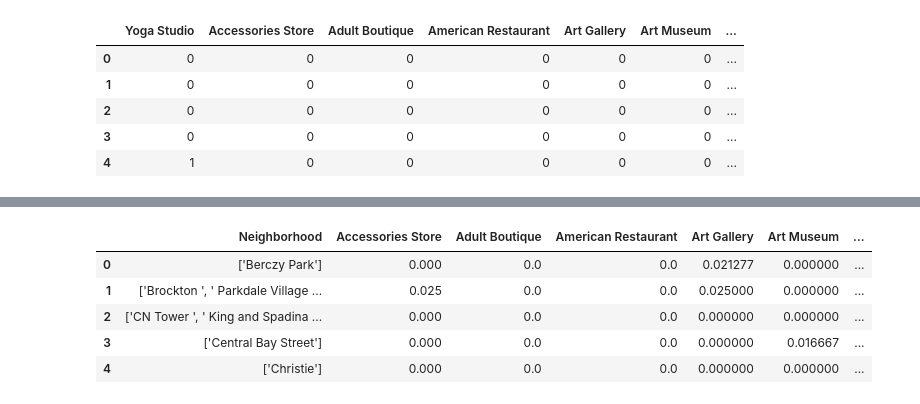
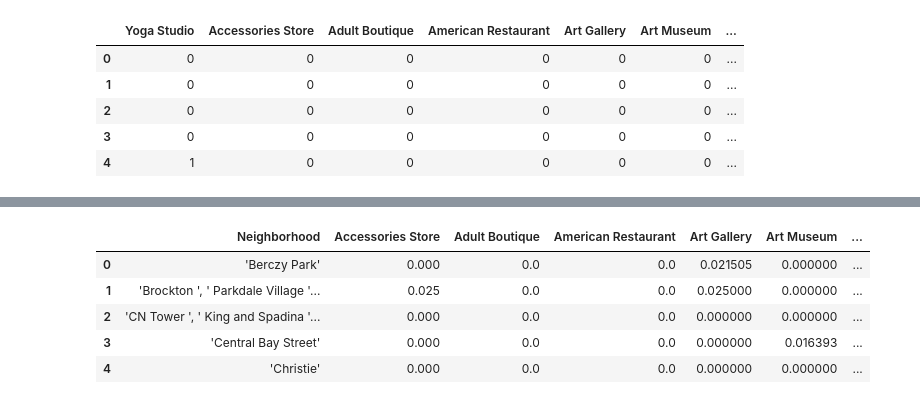
Before and after one commit to JustChandy/Coursera_Capstone, a Jupyter notebook: Main Code.ipynb, the cells around one changed output, grey strips where cells are left out. Cells and saved outputs as stored; diff of their text form; code cells hidden in the pictures.

```diff
--- a/Main Code.ipynb
+++ b/Main Code.ipynb
@@ -77 +45,6 @@ Successfully installed pgeocode-0.3.0
+# %%
+#coverting Neighborhood column to string and removing paranthesis
+for i in range(0,len(df['Neighborhood'])):
+    df['Neighborhood'].iloc[i] = str(df['Neighborhood'].iloc[i])
+    df['Neighborhood'].iloc[i] = df['Neighborhood'].iloc[i].strip('[,]')
 # %%
@@ -137,9 +108,9 @@ print('The geograpical coordinate of Toronto are {}, {}.'.format(tor_lat, tor_lo
 # %% [output]
 The geograpical coordinate of Toronto are 43.6534817, -79.3839347.
 # %%
-#create Toronto dataset
+#Create dataset for  Boroughs in Toronto
 df_toronto = df[df['Borough'].str.contains("Toronto")]
-df_toronto['Neighborhood'] = df_toronto['Neighborhood'].astype(str)
+#df_toronto['Neighborhood'] = df_toronto['Neighborhood'].astype(str)
 print(df_toronto.shape)
 df_toronto.head()
 # %% [output]
@@ -395,0 +338,5 @@ toronto_onehot.head()
+# %%
+cols.insert(0, cols.pop(cols.index('Neighborhood')))
+# %%
+toronto_onehot = toronto_onehot.reindex(columns = cols)
+toronto_onehot.head()
@@ -396,13 +350,13 @@ toronto_onehot.head()
 # %%
-#oronto_grouped = toronto_onehot.groupby('Neighborhood').mean().reset_index()
+toronto_grouped = toronto_onehot.groupby('Neighborhood').mean().reset_index()
 toronto_grouped.head()
 # %% [output]
 |  | Neighborhood | Accessories Store | Adult Boutique | American Restaurant | Art Gallery | Art Museum | ... |
-| 0 | ['Berczy Park'] | 0.000 | 0.0 | 0.0 | 0.021277 | 0.000000 | ... |
-| 1 | ['Brockton ', ' Parkdale Village ... | 0.025 | 0.0 | 0.0 | 0.025000 | 0.000000 | ... |
-| 2 | ['CN Tower ', ' King and Spadina ... | 0.000 | 0.0 | 0.0 | 0.000000 | 0.000000 | ... |
-| 3 | ['Central Bay Street'] | 0.000 | 0.0 | 0.0 | 0.000000 | 0.016667 | ... |
-| 4 | ['Christie'] | 0.000 | 0.0 | 0.0 | 0.000000 | 0.000000 | ... |
+| 0 | 'Berczy Park' | 0.000 | 0.0 | 0.0 | 0.021505 | 0.000000 | ... |
+| 1 | 'Brockton ', ' Parkdale Village '... | 0.025 | 0.0 | 0.0 | 0.025000 | 0.000000 | ... |
+| 2 | 'CN Tower ', ' King and Spadina '... | 0.000 | 0.0 | 0.0 | 0.000000 | 0.000000 | ... |
+| 3 | 'Central Bay Street' | 0.000 | 0.0 | 0.0 | 0.000000 | 0.016393 | ... |
+| 4 | 'Christie' | 0.000 | 0.0 | 0.0 | 0.000000 | 0.000000 | ... |
 # %%
 num_top_venues = 5
 
```
Also changed, not shown: parts of 22 cells of this notebook.
